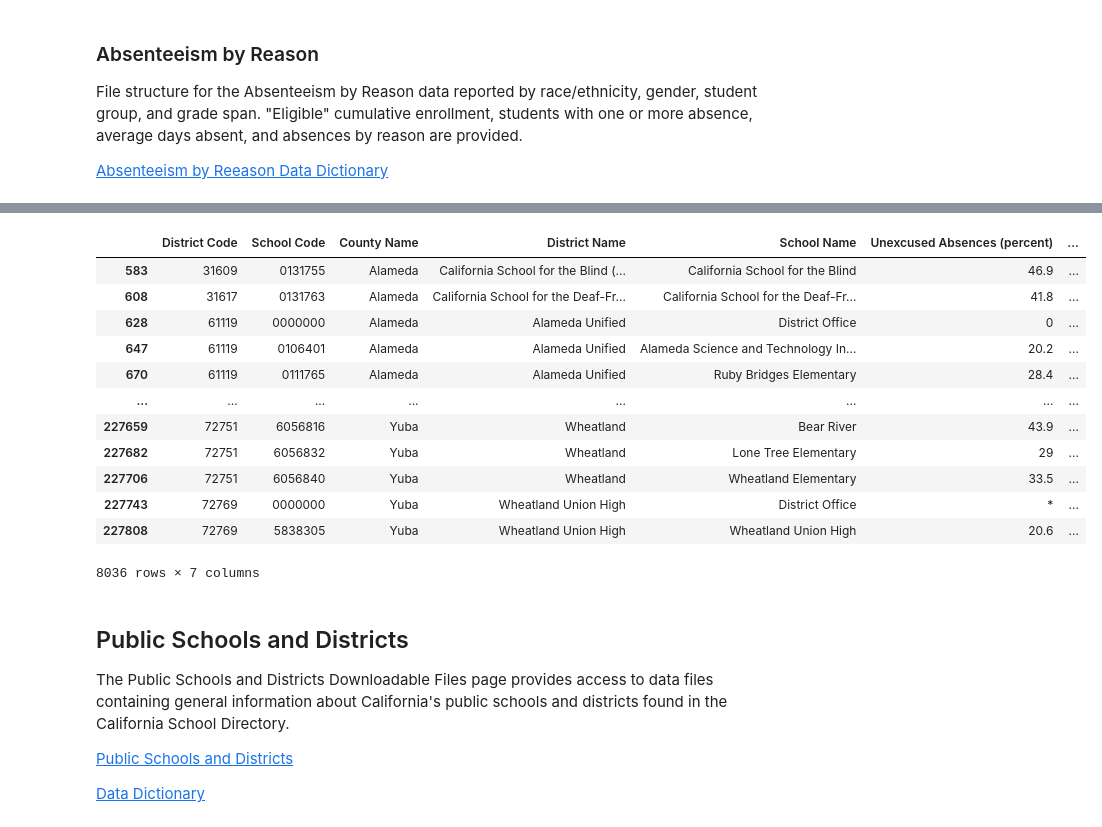
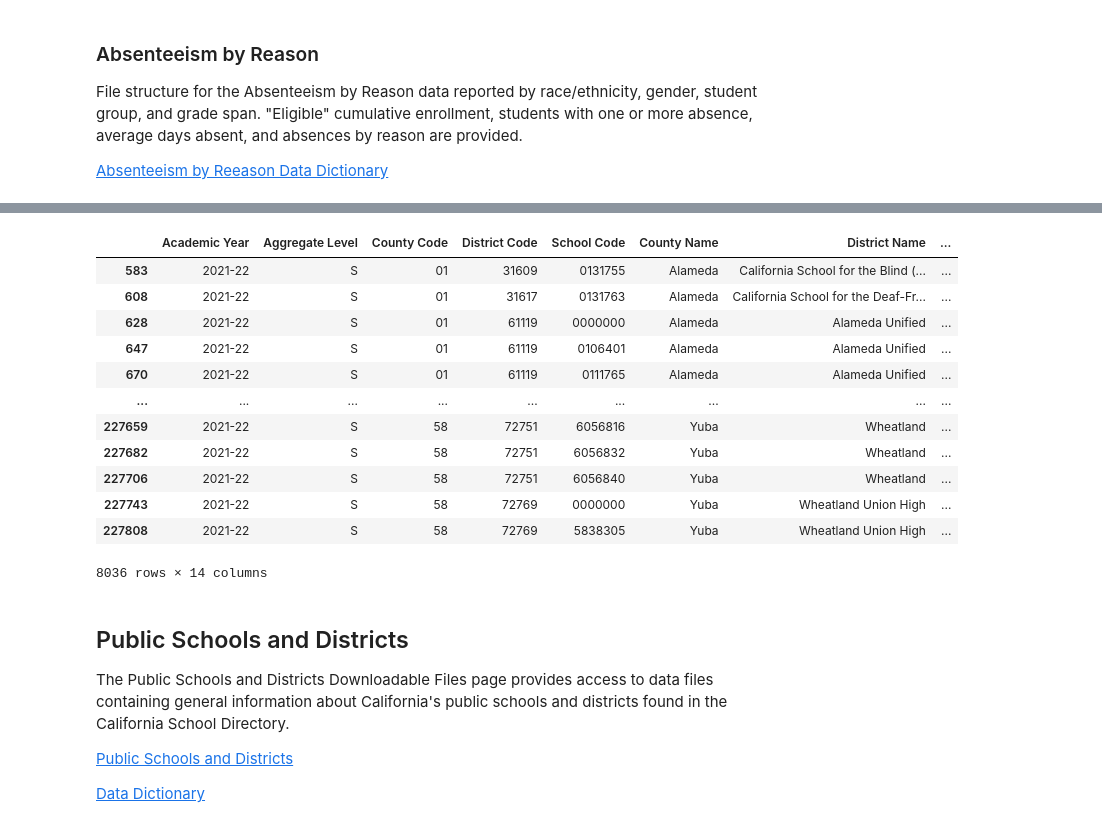
Before and after one commit to junclemente/ads599-capstone_project, a Jupyter notebook: library/01_data_preparation.ipynb, the cells around one changed output, grey strips where cells are left out. Drawn from its saved outputs; the diff is of its cells as text; code cells hidden in the pictures.

```diff
--- a/library/01_data_preparation.ipynb
+++ b/library/01_data_preparation.ipynb
@@ -177,28 +271,45 @@ df_abs.to_pickle(data_folder / "raw_absent_reason.pkl")
 # %%
 abs_cols = [
+    "Academic Year",
+    "Aggregate Level",
+    "County Code",
     "District Code",
     "School Code",
     "County Name",
     "District Name",
     "School Name",
+    "Charter School",
+    "DASS",
+    "Reporting Category",
+    "Eligible Cumulative Enrollment",
+    # "Count of Students with One or More Absences",
+    # "Average Days Absent",
+    # "Total Days Absent",
+    # "Excused Absences (percent)",
     "Unexcused Absences (percent)",
     "Out-of-School Suspension Absences (percent)",
+    # "Incomplete Independent Study Absences (percent)",
+    # "Excused Absences (count)",
+    # "Unexcused Absences (count)",
+    # "Out-of-School Suspension Absences (count)",
+    # "Incomplete Independent Study Absences (count)",
 ]
+
 df_abs[abs_cols]
 # %% [output]
-|  | District Code | School Code | County Name | District Name | School Name | Unexcused Absences (percent) | ... |
-| 583 | 31609 | 0131755 | Alameda | California School for the Blind (... | California School for the Blind | 46.9 | ... |
-| 608 | 31617 | 0131763 | Alameda | California School for the Deaf-Fr... | California School for the Deaf-Fr... | 41.8 | ... |
-| 628 | 61119 | 0000000 | Alameda | Alameda Unified | District Office | 0 | ... |
-| 647 | 61119 | 0106401 | Alameda | Alameda Unified | Alameda Science and Technology In... | 20.2 | ... |
-| 670 | 61119 | 0111765 | Alameda | Alameda Unified | Ruby Bridges Elementary | 28.4 | ... |
-| ... | ... | ... | ... | ... | ... | ... | ... |
-| 227659 | 72751 | 6056816 | Yuba | Wheatland | Bear River | 43.9 | ... |
-| 227682 | 72751 | 6056832 | Yuba | Wheatland | Lone Tree Elementary | 29 | ... |
-| 227706 | 72751 | 6056840 | Yuba | Wheatland | Wheatland Elementary | 33.5 | ... |
-| 227743 | 72769 | 0000000 | Yuba | Wheatland Union High | District Office | * | ... |
-| 227808 | 72769 | 5838305 | Yuba | Wheatland Union High | Wheatland Union High | 20.6 | ... |
+|  | Academic Year | Aggregate Level | County Code | District Code | School Code | County Name | District Name | ... |
+| 583 | 2021-22 | S | 01 | 31609 | 0131755 | Alameda | California School for the Blind (... | ... |
+| 608 | 2021-22 | S | 01 | 31617 | 0131763 | Alameda | California School for the Deaf-Fr... | ... |
+| 628 | 2021-22 | S | 01 | 61119 | 0000000 | Alameda | Alameda Unified | ... |
+| 647 | 2021-22 | S | 01 | 61119 | 0106401 | Alameda | Alameda Unified | ... |
+| 670 | 2021-22 | S | 01 | 61119 | 0111765 | Alameda | Alameda Unified | ... |
+| ... | ... | ... | ... | ... | ... | ... | ... | ... |
+| 227659 | 2021-22 | S | 58 | 72751 | 6056816 | Yuba | Wheatland | ... |
+| 227682 | 2021-22 | S | 58 | 72751 | 6056832 | Yuba | Wheatland | ... |
+| 227706 | 2021-22 | S | 58 | 72751 | 6056840 | Yuba | Wheatland | ... |
+| 227743 | 2021-22 | S | 58 | 72769 | 0000000 | Yuba | Wheatland Union High | ... |
+| 227808 | 2021-22 | S | 58 | 72769 | 5838305 | Yuba | Wheatland Union High | ... |
-8036 rows × 7 columns
+8036 rows × 14 columns
 # %% [markdown]
 ## Public Schools and Districts
 
```
Also changed, not shown: parts of 27 cells of this notebook.
